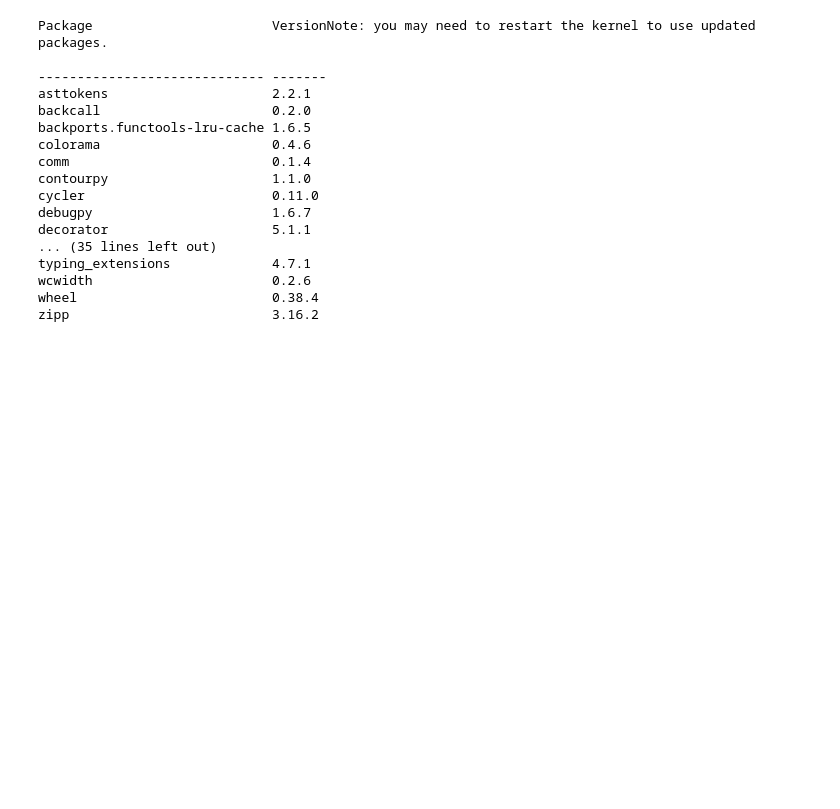
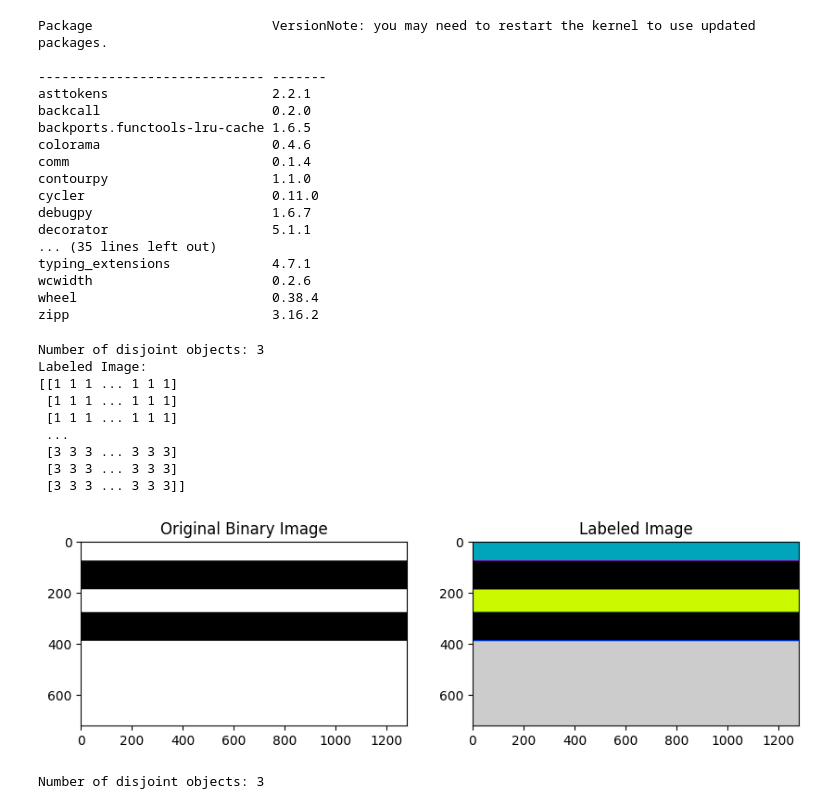
Before and after one commit to kumarrohit26/ai-mesh-generation, a Jupyter notebook: notebooks/mesh-density.ipynb, the cells around one changed output. Saved outputs shown, nothing was run; the diff lists cells and outputs as text; code cells hidden in the pictures; blank space fills up the shorter version.

```diff
--- a/notebooks/mesh-density.ipynb
+++ b/notebooks/mesh-density.ipynb
@@ -221,0 +236,40 @@ zipp                          3.16.2
+# %%
+
+# Load the binary image (black for objects, white for background)
+image = io.imread('../data/test_images/ppt1.png', as_gray=True)
+
+# Label connected components in the image
+labeled_image = skimage.measure.label(image)
+
+# Count the number of disjoint objects
+num_objects = labeled_image.max()
+
+print("Number of disjoint objects:", num_objects)
+
+# Print the labeled image for inspection
+print("Labeled Image:")
+print(labeled_image)
+
+# Display the original image and labeled image for visual inspection
+plt.figure(figsize=(10, 5))
+plt.subplot(121)
+plt.imshow(image, cmap='gray')
+plt.title("Original Binary Image")
+plt.subplot(122)
+plt.imshow(labeled_image, cmap='nipy_spectral')
+plt.title("Labeled Image")
+plt.show()
+
+print("Number of disjoint objects:", num_objects)
+# %% [output]
+Number of disjoint objects: 3
+Labeled Image:
+[[1 1 1 ... 1 1 1]
+ [1 1 1 ... 1 1 1]
+ [1 1 1 ... 1 1 1]
+ ...
+ [3 3 3 ... 3 3 3]
+ [3 3 3 ... 3 3 3]
+ [3 3 3 ... 3 3 3]]
+[figure, added]
+Number of disjoint objects: 3
```
Also changed, not shown: parts of 10 cells of this notebook, 10 other files.
